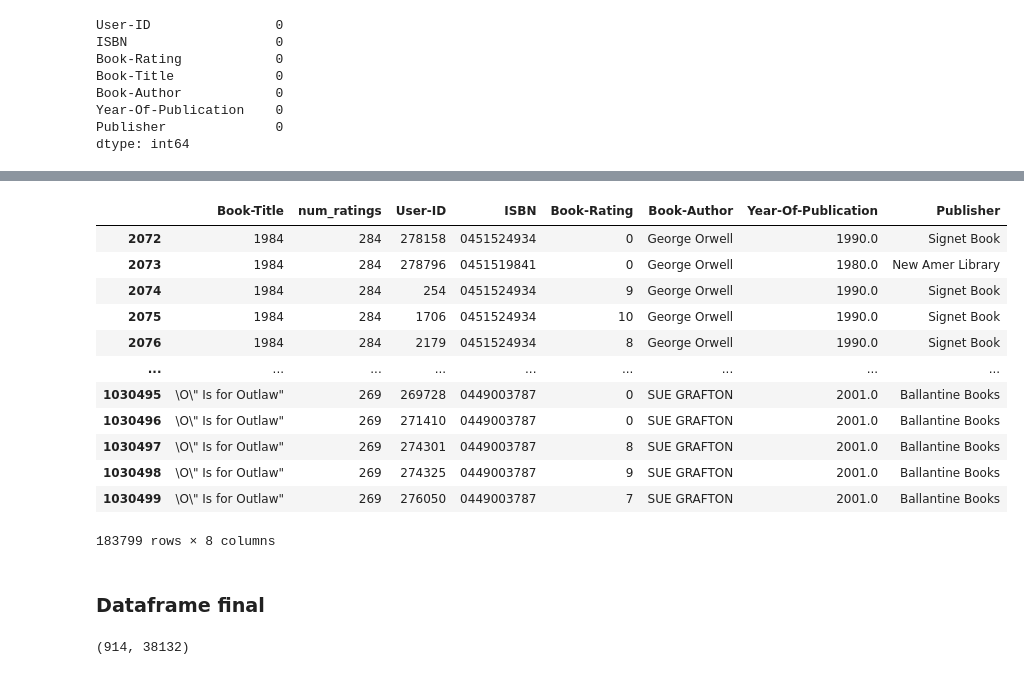
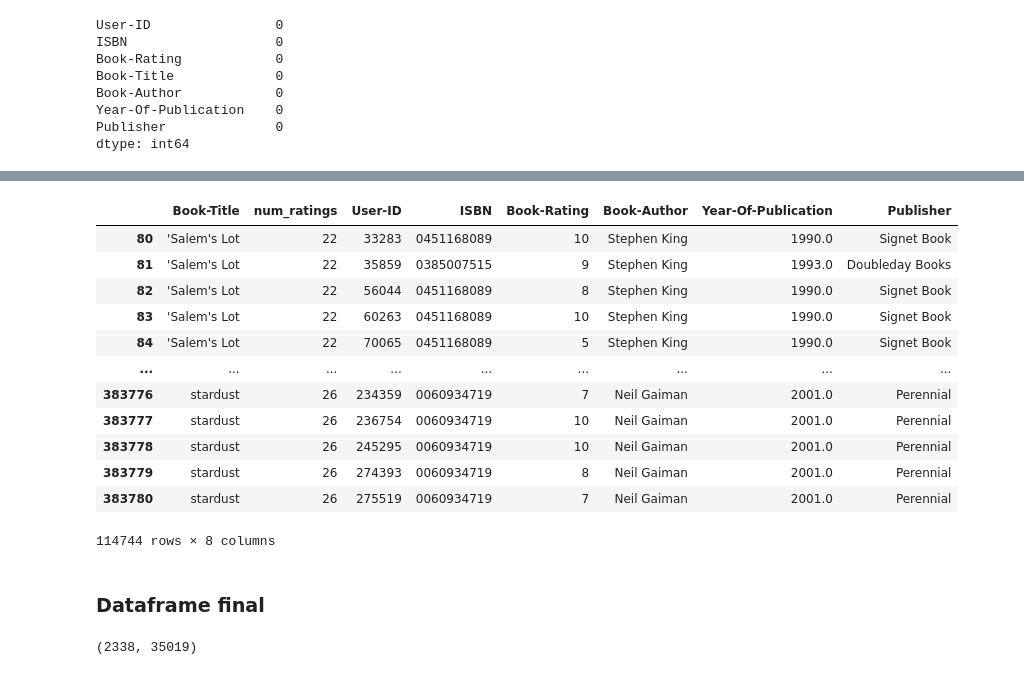
Before and after one commit to lucassmaciel/recommendation-system-ODS, a Jupyter notebook: metrics/processing-data.ipynb, the cells around one changed output, grey strips where cells are left out. Saved outputs shown, nothing was run; the diff lists cells and outputs as text; code cells hidden in the pictures.

```diff
--- a/metrics/processing-data.ipynb
+++ b/metrics/processing-data.ipynb
@@ -55,3 +47,7 @@ plt.title('Distribution of Book Ratings')
 plt.show()
 # %% [output]
 [figure]
+# %%
+df_ratings: DataFrame = df_ratings[df_ratings["Book-Rating"] != 0]
+
+df_ratings
@@ -147,7 +164,7 @@ df_users.head()
 | 3 | 4 | porto, v.n.gaia, portugal |
 | 4 | 5 | farnborough, hants, united kingdom |
 # %%
-df_books_rating: DataFrame = pd.merge(df_ratings, df_books, on="ISBN", how="inner")
+df_books_rating: DataFrame = df_ratings.merge(df_books, on="ISBN", how="inner")
 
 df_books_rating.head()
 # %% [output]
@@ -160,5 +177,5 @@ df_books_rating.head()
 # %%
-df_books_rating.drop(columns=["Image-URL-S", "Image-URL-M", "Image-URL-L"], inplace=True)
+df_books_rating: DataFrame = df_books_rating.drop(columns=["Image-URL-S", "Image-URL-M", "Image-URL-L"])
 # %%
 df_books_rating.head()
 # %% [output]
@@ -180,8 +197,8 @@ Year-Of-Publication    0
 Publisher              0
 dtype: int64
 # %%
-ratings_per_book = df_books_rating.groupby('Book-Title')['Book-Rating'].count().reset_index()
-ratings_per_book.rename(columns={'Book-Rating':'num_ratings'},inplace=True)
+ratings_per_book: DataFrame = df_books_rating.groupby("Book-Title")["Book-Rating"].count().reset_index()
+ratings_per_book: DataFrame = ratings_per_book.rename(columns={"Book-Rating":"num_ratings"})
 ratings_per_book
 # %% [output]
 |  | Book-Title | num_ratings |
@@ -217,27 +234,27 @@ ratings_with_num_ratings
 # %%
-popularity_threshold = 100
-rating_popular_book: DataFrame= ratings_with_num_ratings.query('num_ratings >= @popularity_threshold')
+popularity_threshold = 20
+rating_popular_book: DataFrame= ratings_with_num_ratings.query("num_ratings >= @popularity_threshold")
 
 rating_popular_book
 # %% [output]
 |  | Book-Title | num_ratings | User-ID | ISBN | Book-Rating | Book-Author | Year-Of-Publication | Publisher |
-| 2072 | 1984 | 284 | 278158 | 0451524934 | 0 | George Orwell | 1990.0 | Signet Book |
-| 2073 | 1984 | 284 | 278796 | 0451519841 | 0 | George Orwell | 1980.0 | New Amer Library |
-| 2074 | 1984 | 284 | 254 | 0451524934 | 9 | George Orwell | 1990.0 | Signet Book |
-| 2075 | 1984 | 284 | 1706 | 0451524934 | 10 | George Orwell | 1990.0 | Signet Book |
-| 2076 | 1984 | 284 | 2179 | 0451524934 | 8 | George Orwell | 1990.0 | Signet Book |
+| 80 | 'Salem's Lot | 22 | 33283 | 0451168089 | 10 | Stephen King | 1990.0 | Signet Book |
+| 81 | 'Salem's Lot | 22 | 35859 | 0385007515 | 9 | Stephen King | 1993.0 | Doubleday Books |
+| 82 | 'Salem's Lot | 22 | 56044 | 0451168089 | 8 | Stephen King | 1990.0 | Signet Book |
+| 83 | 'Salem's Lot | 22 | 60263 | 0451168089 | 10 | Stephen King | 1990.0 | Signet Book |
+| 84 | 'Salem's Lot | 22 | 70065 | 0451168089 | 5 | Stephen King | 1990.0 | Signet Book |
 | ... | ... | ... | ... | ... | ... | ... | ... | ... |
-| 1030495 | \O\" Is for Outlaw" | 269 | 269728 | 0449003787 | 0 | SUE GRAFTON | 2001.0 | Ballantine Books |
-| 1030496 | \O\" Is for Outlaw" | 269 | 271410 | 0449003787 | 0 | SUE GRAFTON | 2001.0 | Ballantine Books |
-| 1030497 | \O\" Is for Outlaw" | 269 | 274301 | 0449003787 | 8 | SUE GRAFTON | 2001.0 | Ballantine Books |
-| 1030498 | \O\" Is for Outlaw" | 269 | 274325 | 0449003787 | 9 | SUE GRAFTON | 2001.0 | Ballantine Books |
-| 1030499 | \O\" Is for Outlaw" | 269 | 276050 | 0449003787 | 7 | SUE GRAFTON | 2001.0 | Ballantine Books |
+| 383776 | stardust | 26 | 234359 | 0060934719 | 7 | Neil Gaiman | 2001.0 | Perennial |
+| 383777 | stardust | 26 | 236754 | 0060934719 | 10 | Neil Gaiman | 2001.0 | Perennial |
+| 383778 | stardust | 26 | 245295 | 0060934719 | 10 | Neil Gaiman | 2001.0 | Perennial |
+| 383779 | stardust | 26 | 274393 | 0060934719 | 8 | Neil Gaiman | 2001.0 | Perennial |
+| 383780 | stardust | 26 | 275519 | 0060934719 | 7 | Neil Gaiman | 2001.0 | Perennial |
-183799 rows × 8 columns
+114744 rows × 8 columns
 # %% [markdown]
 ### Dataframe final
 # %%
-final_df: DataFrame=rating_popular_book.pivot_table(index='Book-Title', columns='User-ID', values='Book-Rating').fillna(0)
+final_df: DataFrame = rating_popular_book.pivot_table(index="Book-Title", columns="User-ID", values="Book-Rating").fillna(0)
 final_df.shape
 # %% [output]
-(914, 38132)
+(2338, 35019)
 # %%
```
Also changed, not shown: parts of 16 cells of this notebook.
